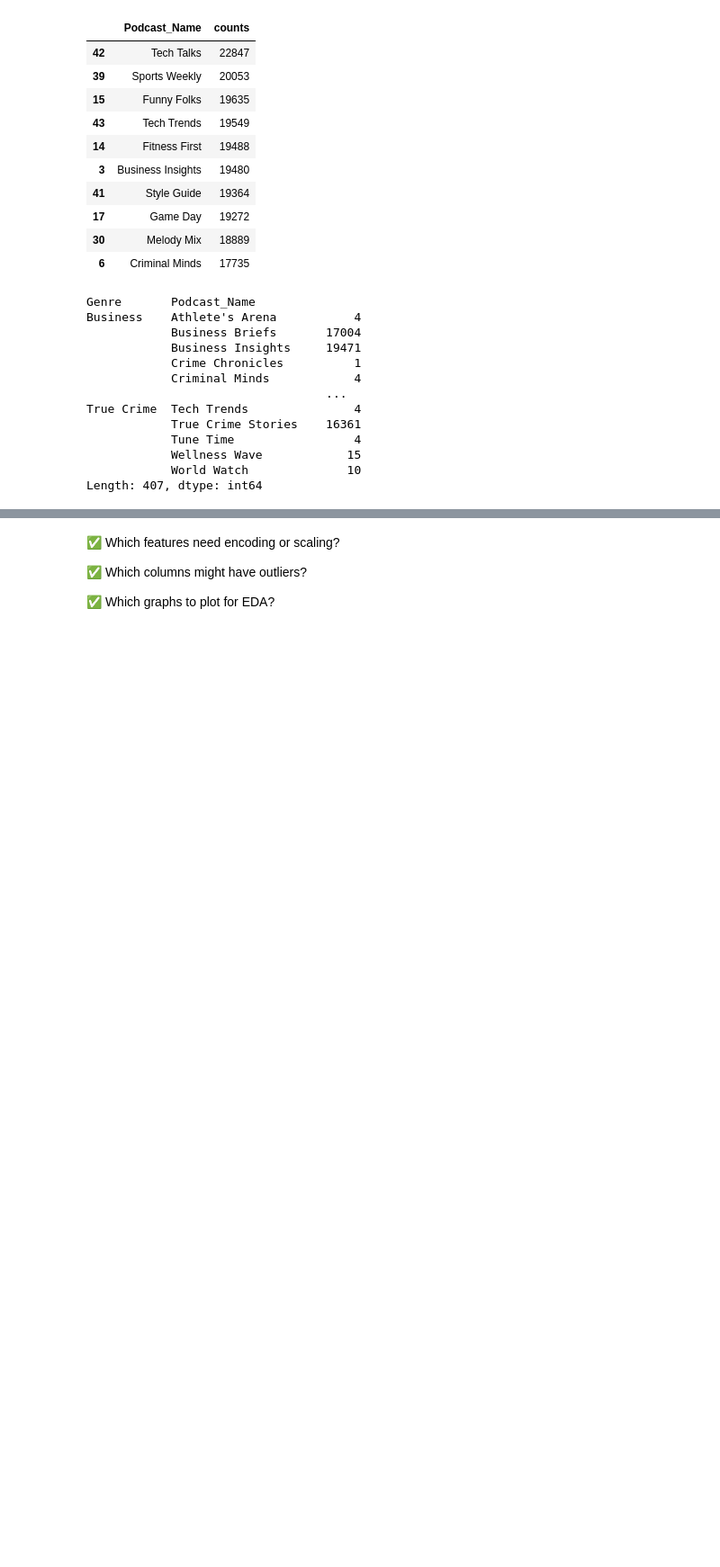
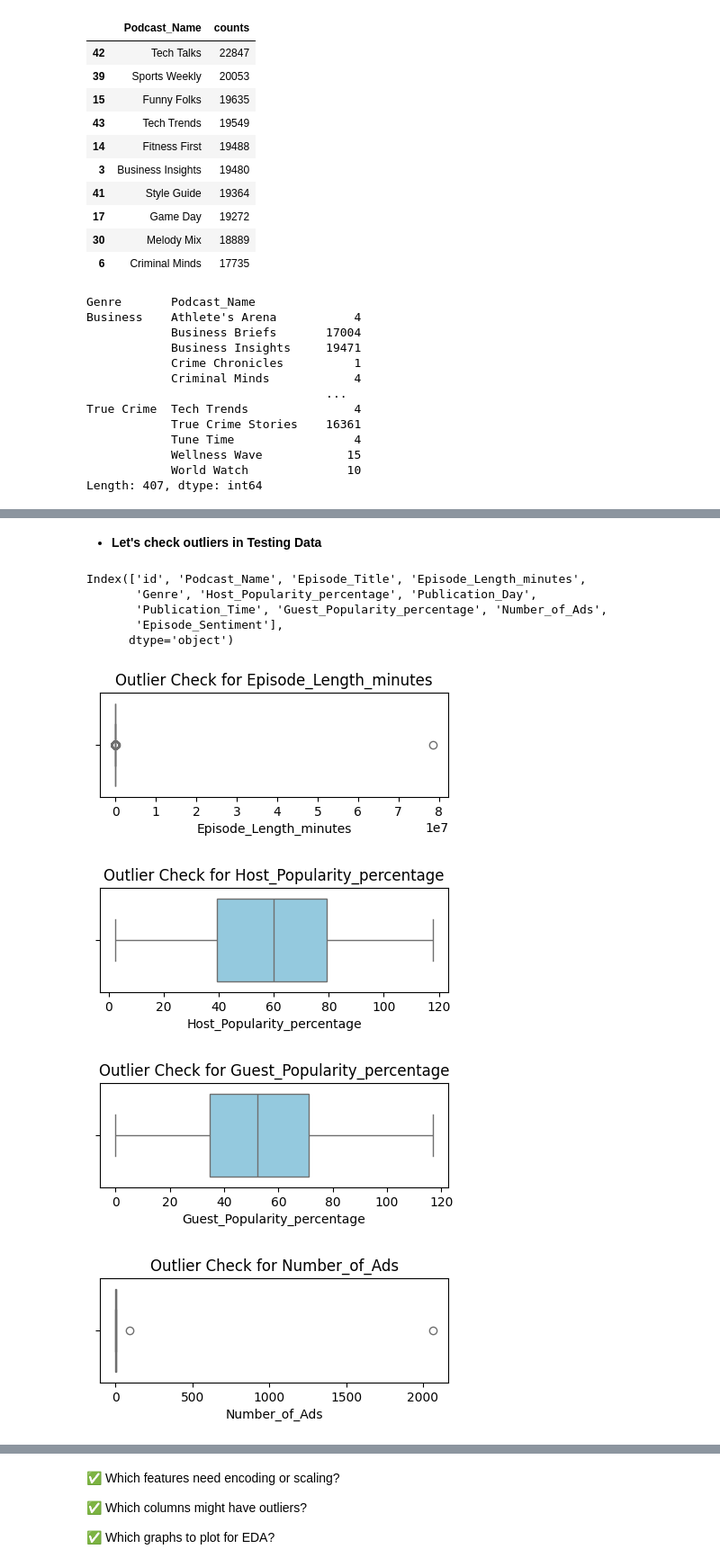
Before and after one commit to sobiahashmi/Predict-Podcast-Listening-Time, a Jupyter notebook: predict_listening_time.ipynb, the cells around one changed output, grey strips where cells are left out. Shown: that part at 90% size. Drawn from its saved outputs; the diff is of its cells as text; code cells hidden in the pictures; blank space fills up the shorter version.

```diff
--- a/predict_listening_time.ipynb
+++ b/predict_listening_time.ipynb
@@ -211,0 +292,27 @@ Length: 407, dtype: int64
+# %% [markdown]
+* **Let's check outliers in Testing Data**
+# %%
+df_test.columns
+# %% [output]
+Index(['id', 'Podcast_Name', 'Episode_Title', 'Episode_Length_minutes',
+       'Genre', 'Host_Popularity_percentage', 'Publication_Day',
+       'Publication_Time', 'Guest_Popularity_percentage', 'Number_of_Ads',
+       'Episode_Sentiment'],
+      dtype='object')
+# %%
+import matplotlib.pyplot as plt
+
+# Set your numeric features
+numeric_cols = ['Episode_Length_minutes', 'Host_Popularity_percentage', 'Guest_Popularity_percentage', 'Number_of_Ads']
+
+# Create boxplots
+for col in numeric_cols:
+    plt.figure(figsize=(5, 1.5))
+    sns.boxplot(x=df_test[col], color='skyblue')
+    plt.title(f'Outlier Check for {col}')
+    plt.show()
+# %% [output]
+[figure, added]
+[figure, added]
+[figure, added]
+[figure, added]
```
Also changed, not shown: parts of 11 cells of this notebook.
